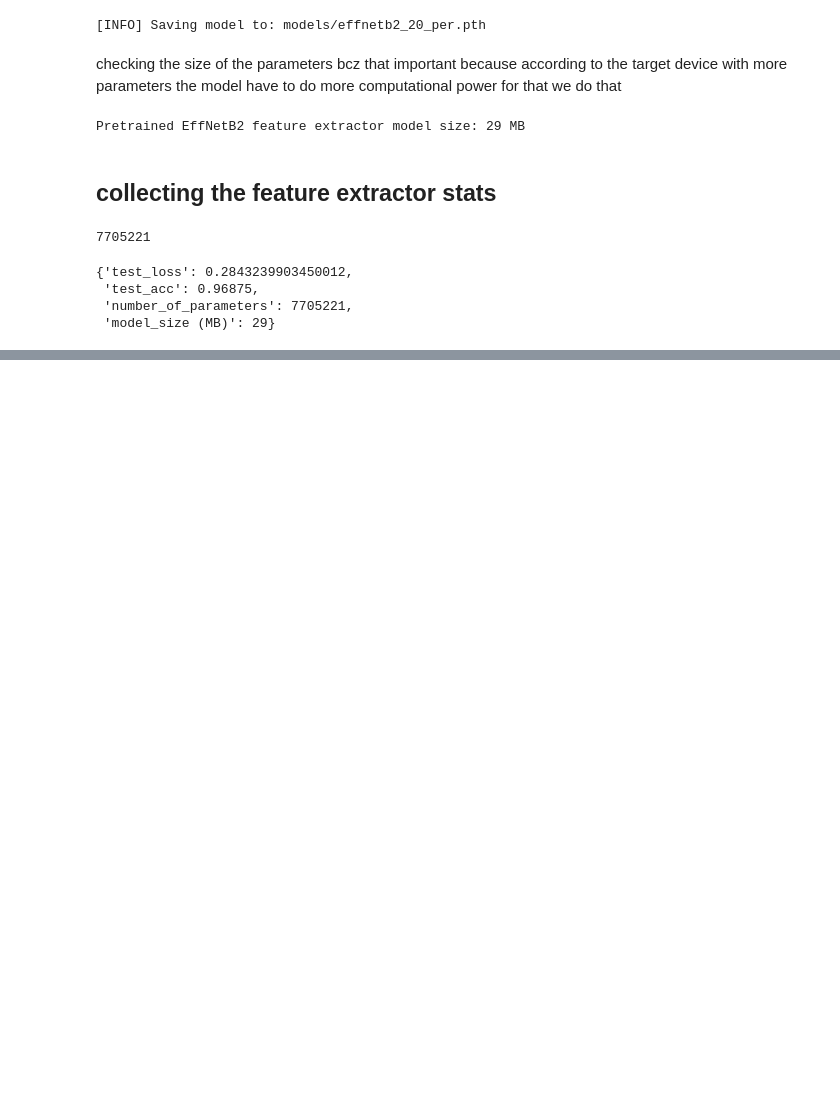
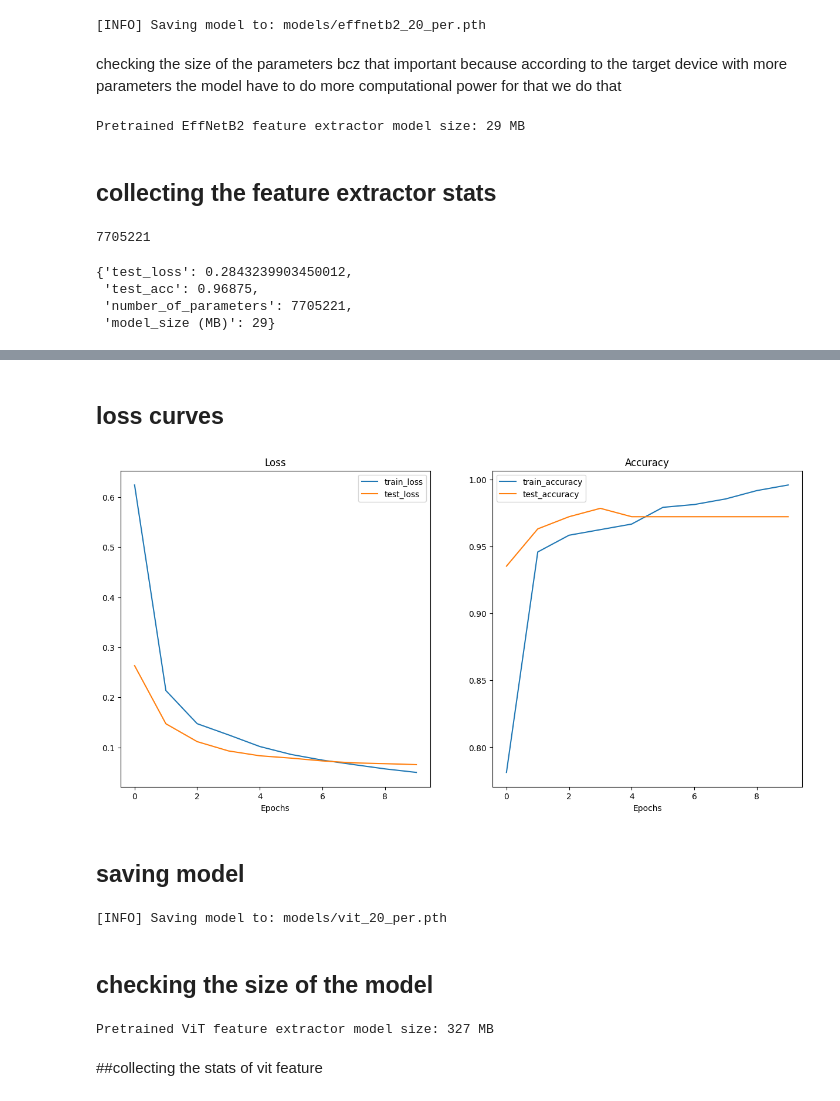
Before and after one commit to saim9211/DeepLearning, a Jupyter notebook: deployement_phase.ipynb, the cells around one changed output, grey strips where cells are left out. Cells and saved outputs as stored; diff of their text form; code cells hidden in the pictures; blank space fills up the shorter version.

Commit message:
all  feature extraction , dataloader, all to train to save and then stat done

```diff
--- a/deployement_phase.ipynb
+++ b/deployement_phase.ipynb
@@ -267,0 +306,4 @@ effnetb2_stats
+# %%
+# Create ViT model and transforms
+vit, vit_transforms = create_vit_model(num_classes=3,
+                                       seed=42)
@@ -267,0 +342,6 @@ effnetb2_stats
+# %%
+from going_modular.going_modular import data_setup
+train_dataloader_vit,test_dataloader_vit,class_names=data_setup.create_dataloaders(train_dir=train_dir,
+                                                                                  test_dir=test_dir,
+                                                                                  transform=vit_transforms,
+                                                                                  batch_size=32)
@@ -267,0 +350,12 @@ effnetb2_stats
+# %%
+from going_modular.going_modular import engine
+loss_fn=nn.CrossEntropyLoss()
+optimizer=torch.optim.Adam(params=vit.parameters(),
+                           lr=0.001)
+vit_results=engine.train(model=vit,
+                         train_dataloader=train_dataloader_vit,
+                         test_dataloader=test_dataloader_vit,
+                         epochs=10,
+                         optimizer=optimizer,
+                         loss_fn=loss_fn,
+                         device=device)
@@ -267,0 +373,30 @@ effnetb2_stats
+# %% [markdown]
+## loss curves
+# %%
+from helper_functions import plot_loss_curves
+plot_loss_curves(vit_results)
+# %% [output]
+[figure, added]
+# %% [markdown]
+## saving model
+# %%
+from going_modular.going_modular import utils
+utils.save_model(
+    model=vit,
+    target_dir="models",
+    model_name="vit_20_per.pth"
+)
+# %% [output]
+[INFO] Saving model to: models/vit_20_per.pth
+# %% [markdown]
+## checking the size of the model
+# %%
+from pathlib import Path
+
+# Get the model size in bytes then convert to megabytes
+pretrained_vit_model_size = Path("/content/models/vit_20_per.pth").stat().st_size // (1024*1024) # division converts bytes to megabytes (roughly)
+print(f"Pretrained ViT feature extractor model size: {pretrained_vit_model_size} MB")
+# %% [output]
+Pretrained ViT feature extractor model size: 327 MB
+# %% [markdown]
+##collecting the stats of vit feature
```
Also changed, not shown: parts of 11 cells of this notebook.
